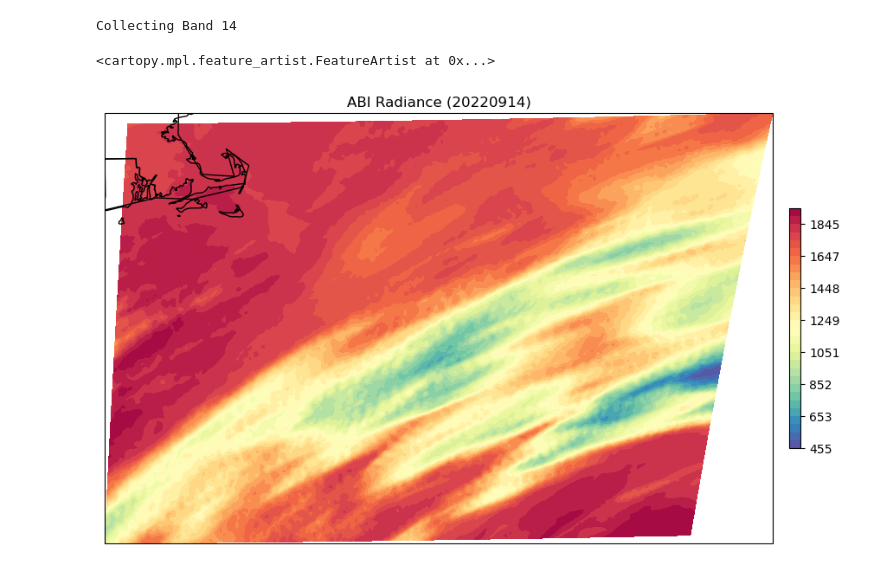
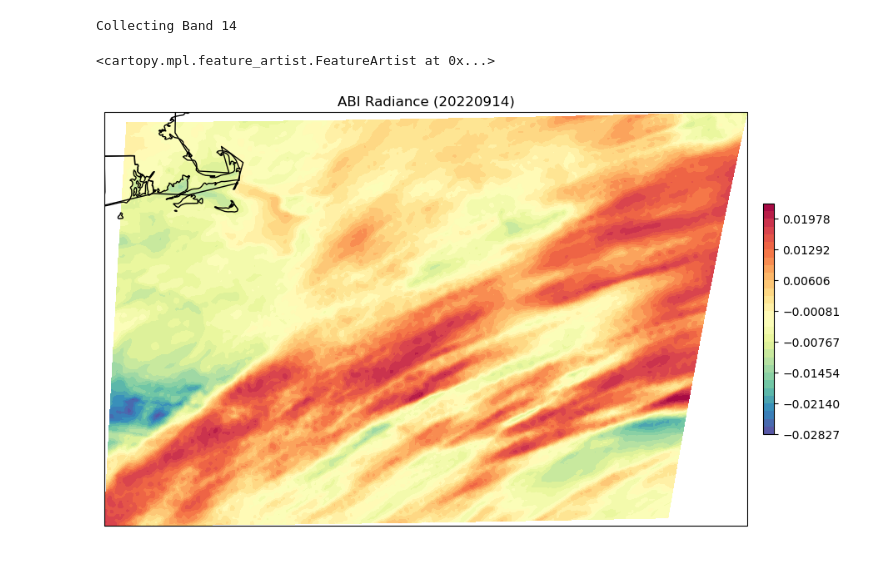
Before and after one commit to jesseturner/FalseLowClouds, a Jupyter notebook: Static_Features/Static_Features_ABI.ipynb, the cells around one changed output. Saved outputs shown, nothing was run; the diff lists cells and outputs as text; code cells hidden in the pictures.

```diff
--- a/Static_Features/Static_Features_ABI.ipynb
+++ b/Static_Features/Static_Features_ABI.ipynb
@@ -116,3 +96,7 @@ array([[ 98.014435,  98.35775 ,  98.60052 , ...,  82.90324 ,  81.10644 ,
+# %%
+#--- Radiances were at different magnitudes
+
+BTD = normalize(subset_14.Rad) - normalize(subset_07.Rad)
 # %%
 projection=ccrs.PlateCarree()
 fig,ax=plt.subplots(1, figsize=(12,12),subplot_kw={'projection': projection})
@@ -175,21 +159,21 @@ for filename in os.listdir(root):
 Collecting Band 07
 Collecting Band 14
 # %%
-BTD = subset_Rad_tot_14 - subset_Rad_tot_07
+BTD = normalize(subset_Rad_tot_14) - normalize(subset_Rad_tot_07)
 # %%
 projection=ccrs.PlateCarree()
 fig,ax=plt.subplots(1, figsize=(12,12),subplot_kw={'projection': projection})
 cmap = plt.cm.Spectral_r
 levels = np.linspace(np.amin(BTD), np.amax(BTD), 31)
 
-c=ax.contourf(BTD.lon, BTD.lat, BTD, cmap=cmap, levels=levels)
+c=ax.contourf(subset_07.Rad.lon, subset_07.Rad.lat, BTD, cmap=cmap, levels=levels)
 clb=plt.colorbar(c, shrink=0.3, pad=0.02, ax=ax)
 ax.set_title('ABI Radiance ('+date+')')
 clb.set_label('')
 
 ax.coastlines(resolution='110m')
 ax.add_feature(cfeature.BORDERS)
 ax.add_feature(cfeature.STATES)
 # %% [output]
 <cartopy.mpl.feature_artist.FeatureArtist at 0x...>
-[figure, old version]
+[figure, new version]
```
Also changed, not shown: parts of 3 cells of this notebook.
